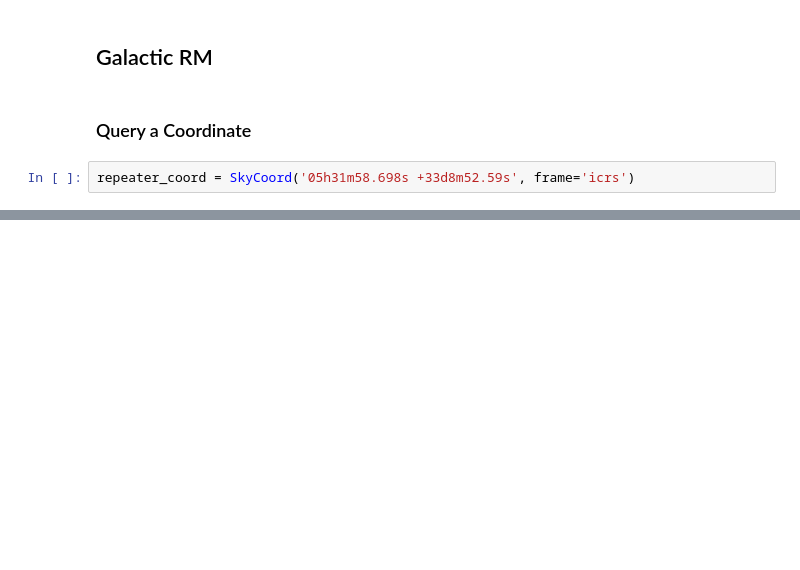
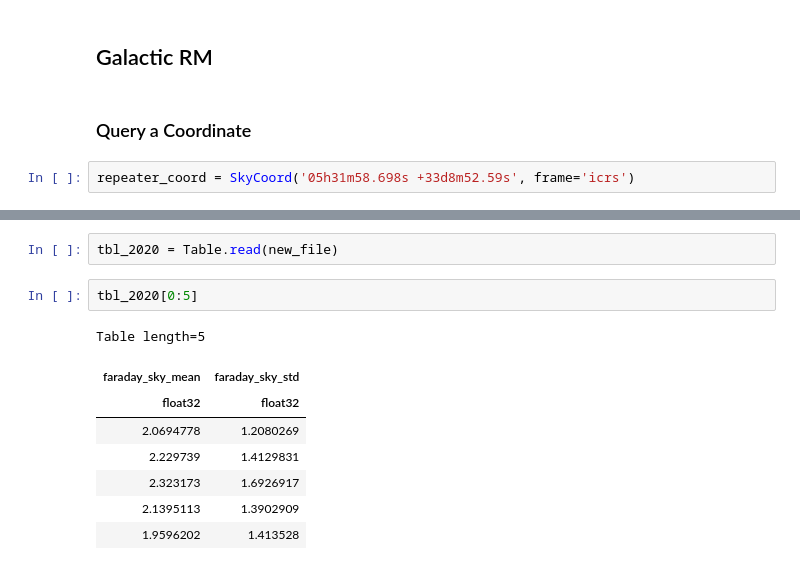
Before and after one commit to FRBs/FRB, a Jupyter notebook: docs/nb/Galactic_RM.ipynb, the cells around one changed output, grey strips where cells are left out. Drawn from its saved outputs; the diff is of its cells as text; blank space fills up the shorter version.

```diff
--- a/docs/nb/Galactic_RM.ipynb
+++ b/docs/nb/Galactic_RM.ipynb
@@ -73,0 +98,13 @@ INDXSCHM = IMPLICIT
+# %%
+tbl_2020 = Table.read(new_file)
+# %%
+tbl_2020[0:5]
+# %% [output]
+Table length=5
+| faraday_sky_mean | faraday_sky_std |
+| float32 | float32 |
+| 2.0694778 | 1.2080269 |
+| 2.229739 | 1.4129831 |
+| 2.323173 | 1.6926917 |
+| 2.1395113 | 1.3902909 |
+| 1.9596202 | 1.413528 |
```
Also changed, not shown: parts of 26 cells of this notebook, 2 other files.
